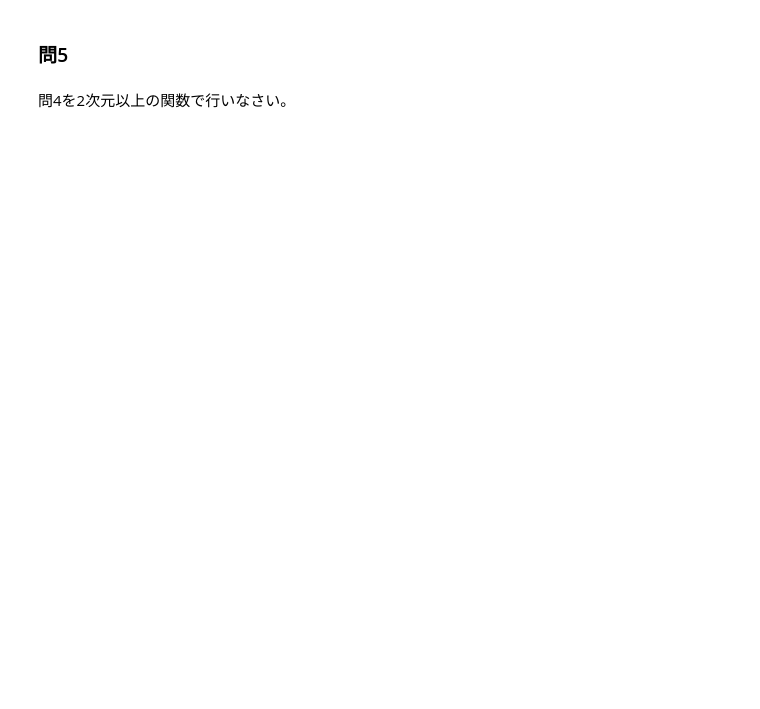
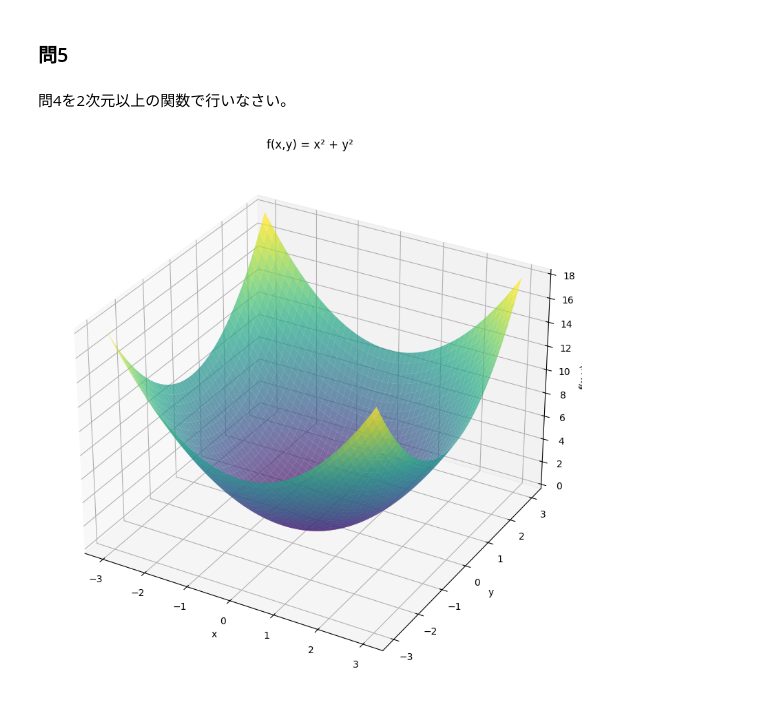
Before and after one commit to OrlyIdeate/deep-learning, a Jupyter notebook: spring_exercise_assignment.ipynb, the cells around one changed output. Saved outputs shown, nothing was run; the diff lists cells and outputs as text; code cells hidden in the pictures; blank space fills up the shorter version.

```diff
--- a/spring_exercise_assignment.ipynb
+++ b/spring_exercise_assignment.ipynb
@@ -862,3 +888,31 @@ g'(1) = 0.5403023362159729
 ### 問5
 # %% [markdown]
 問4を2次元以上の関数で行いなさい。
+# %%
+from mpl_toolkits.mplot3d import Axes3D
+import torch
+import numpy as np
+import matplotlib.pyplot as plt
+
+def plot_3d_function():
+    # 細かいグリッドで関数値を計算
+    x_range = np.linspace(-3, 3, 50)
+    y_range = np.linspace(-3, 3, 50)
+    X, Y = np.meshgrid(x_range, y_range)
+    Z = X**2 + Y**2  # 関数値
+
+    # 3D表面プロット
+    fig = plt.figure(figsize=(10, 10))
+    ax = fig.add_subplot(111, projection='3d')
+
+    ax.plot_surface(X, Y, Z, alpha=0.7, cmap='viridis')
+    ax.set_title('f(x,y) = x² + y²')
+    ax.set_xlabel('x')
+    ax.set_ylabel('y')
+    ax.set_zlabel('f(x,y)')
+
+    plt.show()
+
+plot_3d_function()
+# %% [output]
+[figure, added]
```
Also changed, not shown: parts of 2 cells of this notebook.
